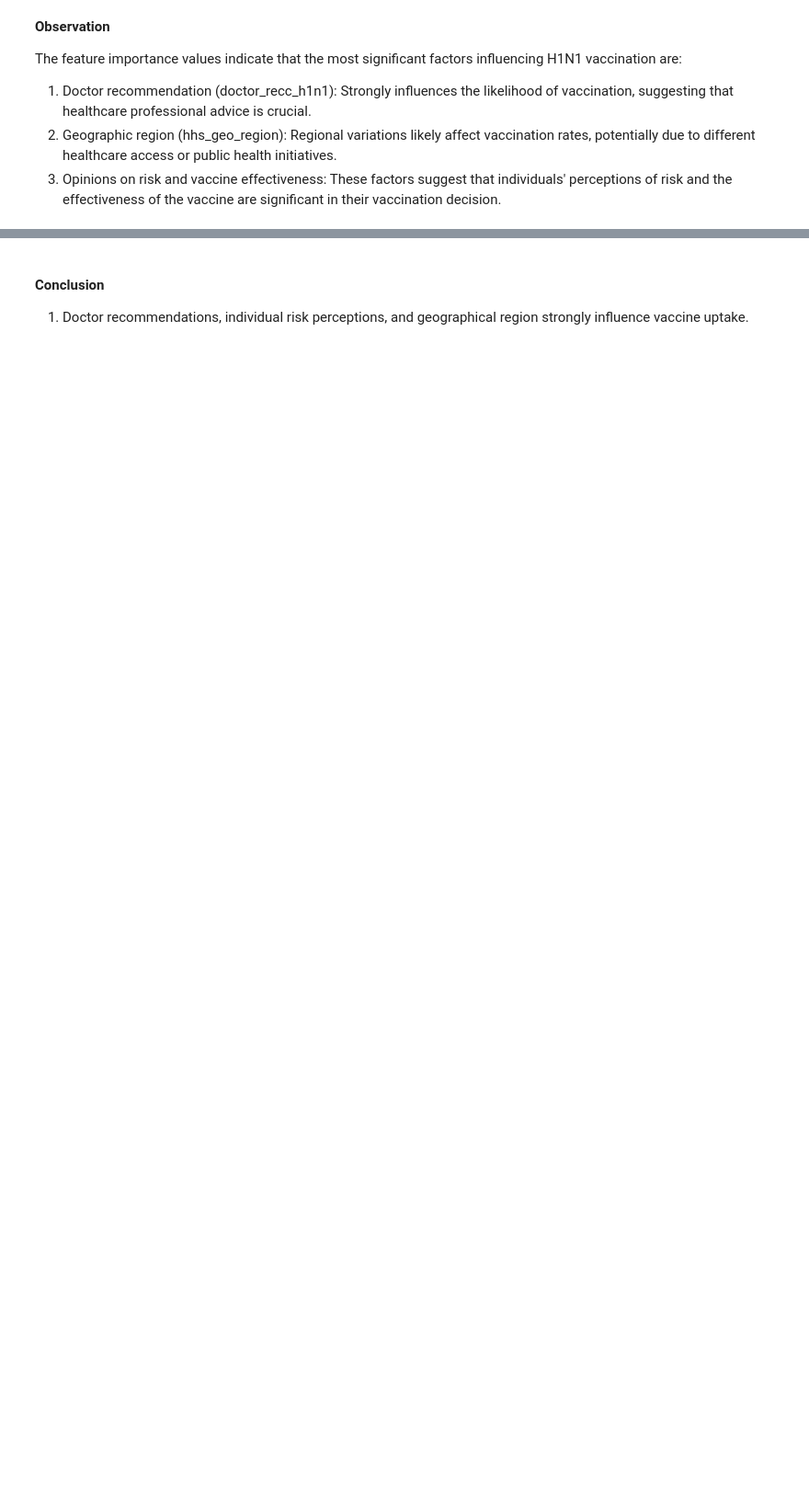
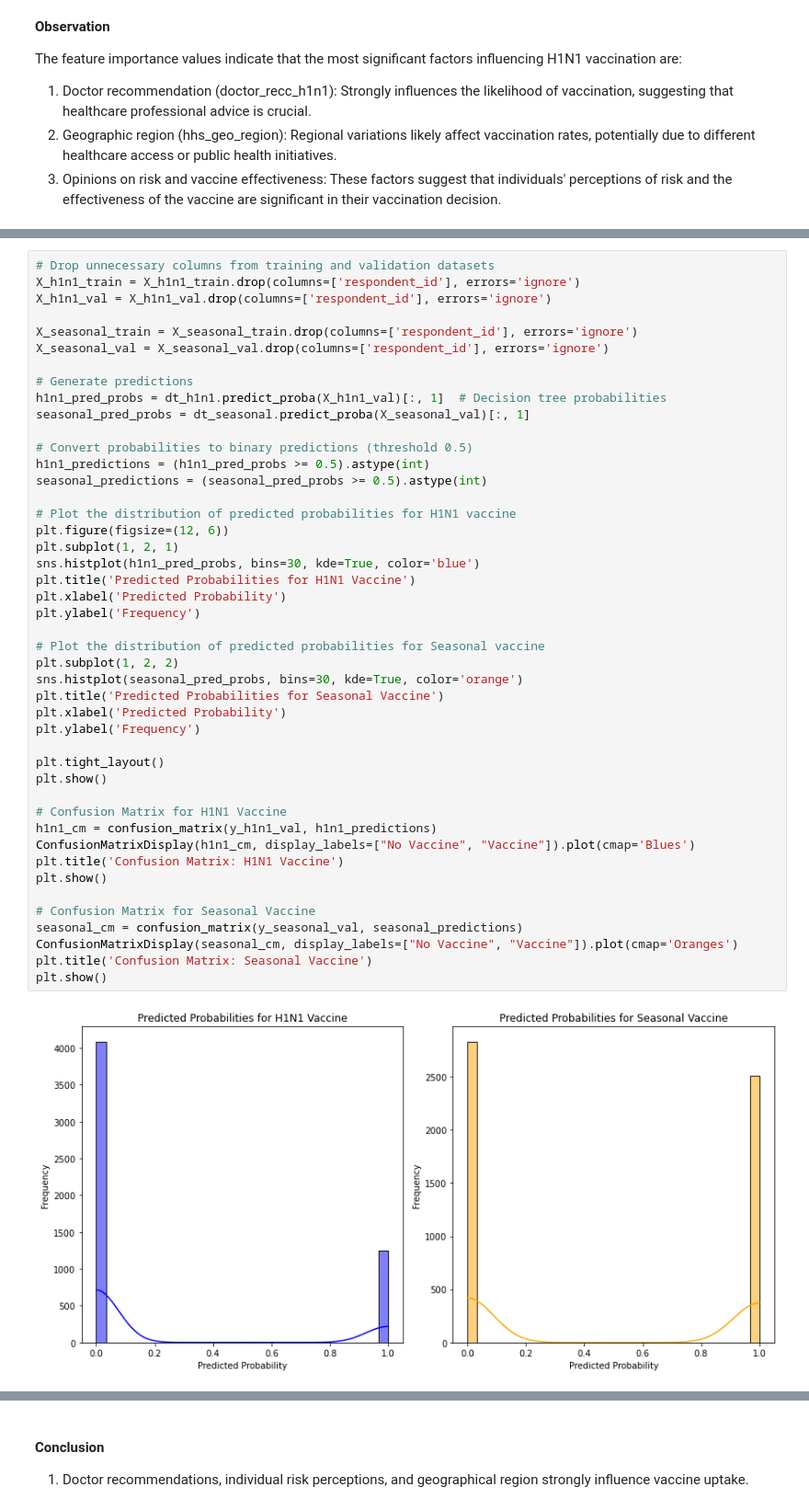
Before and after one commit to FranciscarNdanu/Predicting-Vaccine-Uptake-Using-Machine-Learning, a Jupyter notebook: index.ipynb, the cells around one changed output, grey strips where cells are left out. Shown: that part at 92% size. Cells and saved outputs as stored; diff of their text form; blank space fills up the shorter version.

```diff
--- a/index.ipynb
+++ b/index.ipynb
@@ -402,0 +391,47 @@ submission.to_csv('decision_tree_vaccine_predictions.csv', index=False)
+# %%
+# Drop unnecessary columns from training and validation datasets
+X_h1n1_train = X_h1n1_train.drop(columns=['respondent_id'], errors='ignore')
+X_h1n1_val = X_h1n1_val.drop(columns=['respondent_id'], errors='ignore')
+
+X_seasonal_train = X_seasonal_train.drop(columns=['respondent_id'], errors='ignore')
+X_seasonal_val = X_seasonal_val.drop(columns=['respondent_id'], errors='ignore')
+
+# Generate predictions
+h1n1_pred_probs = dt_h1n1.predict_proba(X_h1n1_val)[:, 1]  # Decision tree probabilities
+seasonal_pred_probs = dt_seasonal.predict_proba(X_seasonal_val)[:, 1]
+
+# Convert probabilities to binary predictions (threshold 0.5)
+h1n1_predictions = (h1n1_pred_probs >= 0.5).astype(int)
+seasonal_predictions = (seasonal_pred_probs >= 0.5).astype(int)
+
+# Plot the distribution of predicted probabilities for H1N1 vaccine
+plt.figure(figsize=(12, 6))
+plt.subplot(1, 2, 1)
+sns.histplot(h1n1_pred_probs, bins=30, kde=True, color='blue')
+plt.title('Predicted Probabilities for H1N1 Vaccine')
+plt.xlabel('Predicted Probability')
+plt.ylabel('Frequency')
+
+# Plot the distribution of predicted probabilities for Seasonal vaccine
+plt.subplot(1, 2, 2)
+sns.histplot(seasonal_pred_probs, bins=30, kde=True, color='orange')
+plt.title('Predicted Probabilities for Seasonal Vaccine')
+plt.xlabel('Predicted Probability')
+plt.ylabel('Frequency')
+
+plt.tight_layout()
+plt.show()
+
+# Confusion Matrix for H1N1 Vaccine
+h1n1_cm = confusion_matrix(y_h1n1_val, h1n1_predictions)
+ConfusionMatrixDisplay(h1n1_cm, display_labels=["No Vaccine", "Vaccine"]).plot(cmap='Blues')
+plt.title('Confusion Matrix: H1N1 Vaccine')
+plt.show()
+
+# Confusion Matrix for Seasonal Vaccine
+seasonal_cm = confusion_matrix(y_seasonal_val, seasonal_predictions)
+ConfusionMatrixDisplay(seasonal_cm, display_labels=["No Vaccine", "Vaccine"]).plot(cmap='Oranges')
+plt.title('Confusion Matrix: Seasonal Vaccine')
+plt.show()
+# %% [output]
+[figure, added]
```
Also changed, not shown: parts of 11 cells of this notebook, 4 other files.
